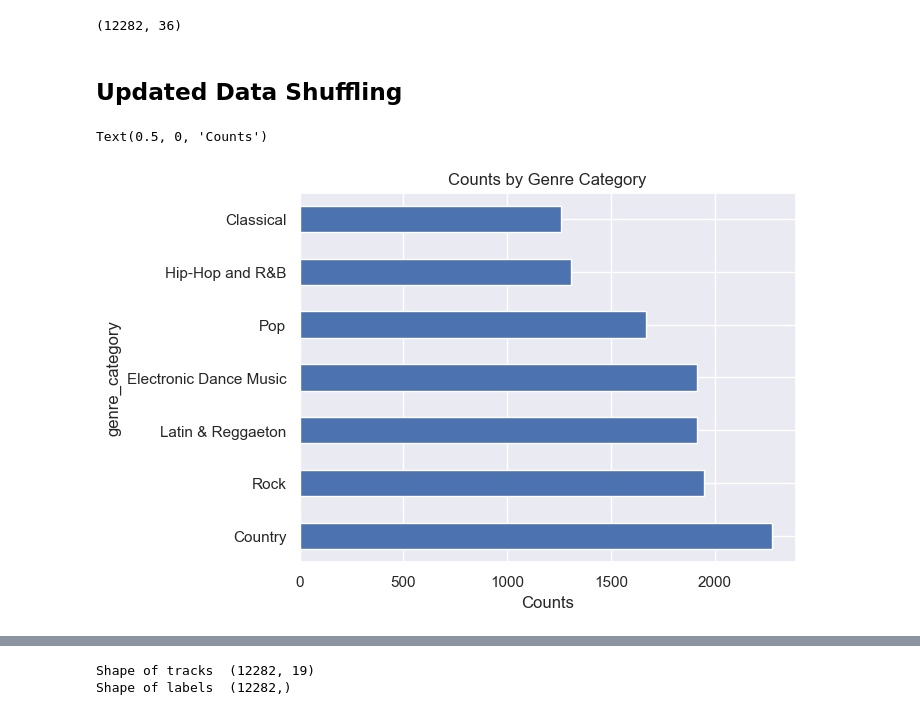
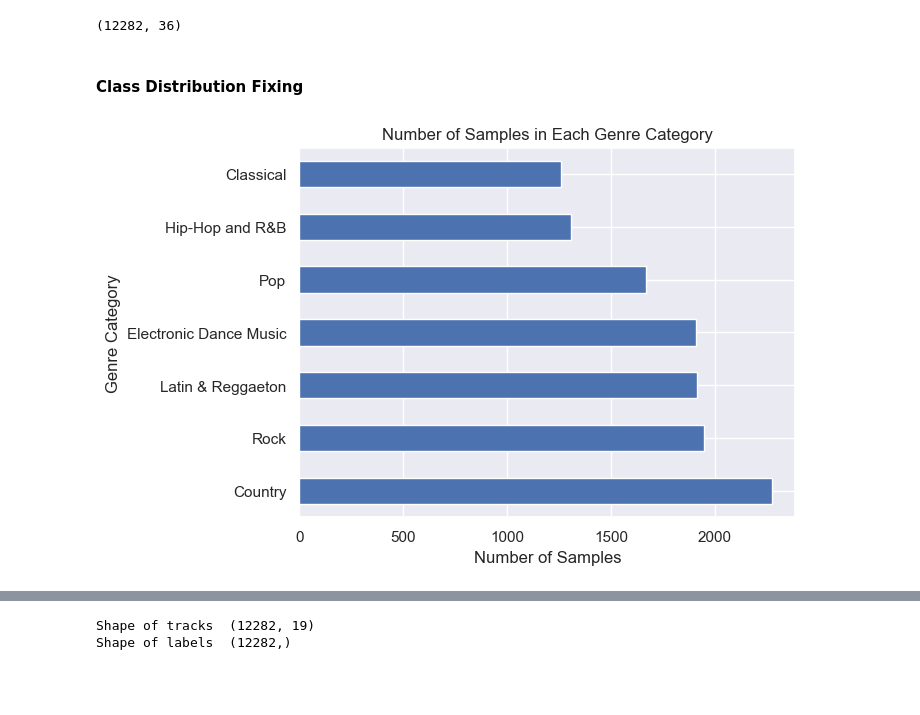
Before and after one commit to ynackash/genre-classification, a Jupyter notebook: main.ipynb, the cells around one changed output, grey strips where cells are left out. Saved outputs shown, nothing was run; the diff lists cells and outputs as text; code cells hidden in the pictures; blank space fills up the shorter version.

```diff
--- a/main.ipynb
+++ b/main.ipynb
@@ -570,12 +575,13 @@ slim_df = df[df['genre_category'] != 'Other']
 slim_df.shape
 # %% [output]
 (12282, 36)
-# %% [markdown]
-## Updated Data Shuffling
+# %% [markdown]
+#### Class Distribution Fixing
 # %%
 slim_df['genre_category'].value_counts().plot(kind='barh')
-plt.title('Counts by Genre Category')
-plt.xlabel('Counts')
+plt.title('Number of Samples in Each Genre Category')
+plt.xlabel('Number of Samples')
+plt.ylabel('Genre Category')
+plt.show()
 # %% [output]
-Text(0.5, 0, 'Counts')
-[figure, old version]
+[figure, new version]
```
Also changed, not shown: parts of 56 cells of this notebook.
